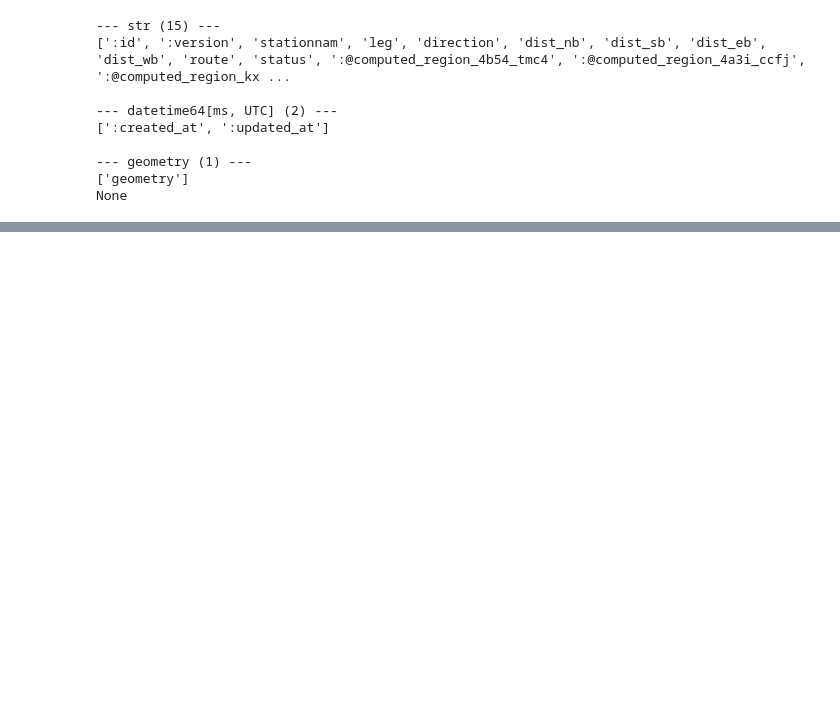
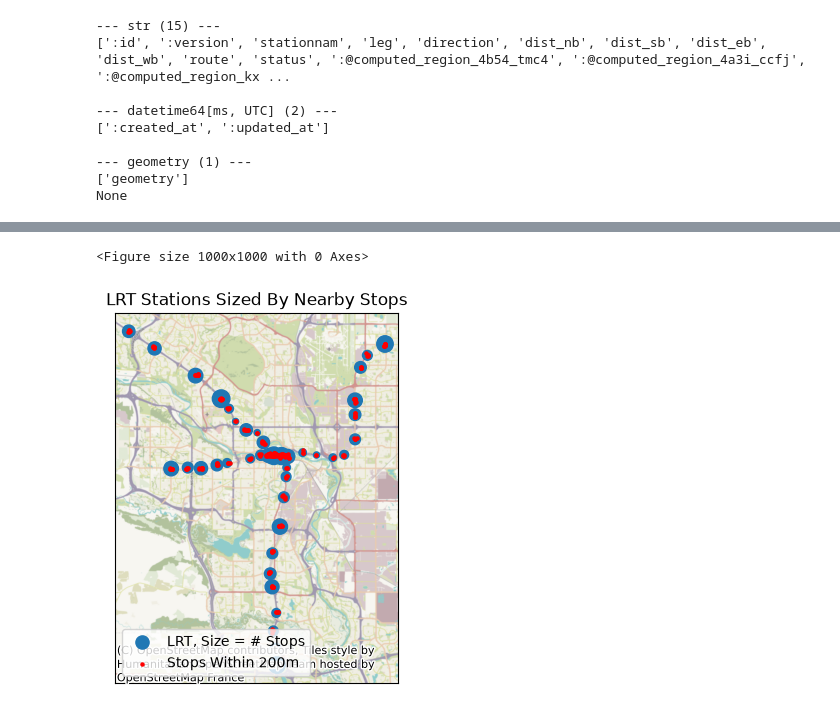
Before and after one commit to davorcuricGit/YYC_bus_overlap_analysis, a Jupyter notebook: analysis.ipynb, the cells around one changed output, grey strips where cells are left out. Drawn from its saved outputs; the diff is of its cells as text; code cells hidden in the pictures; blank space fills up the shorter version.

```diff
--- a/analysis.ipynb
+++ b/analysis.ipynb
@@ -243,0 +347,17 @@ plt.yticks([])
+# %%
+#plot the nearby stops in red. Size LRT stations according to the number of stops they have around them
+
+plt.figure(figsize=(10,10))
+lrt_proj.plot(markersize= 10*(lrt_proj['num_nearby_stops']), label = 'LRT, Size = # Stops')
+lrtstops_proj.plot(markersize=5, color='r', ax = plt.gca(), tiles = True, label = 'Stops Within ' + str(max_distance) + 'm')
+plt.legend(loc="lower left")
+plt.xlabel('')
+plt.ylabel('')
+plt.xticks([])
+plt.yticks([])
+plt.title('LRT Stations Sized By Nearby Stops')
+plt.show()
+# Add caption at the bottom center of the figure
+# %% [output]
+<Figure size 1000x1000 with 0 Axes>
+[figure, added]
```
Also changed, not shown: parts of 23 cells of this notebook.
